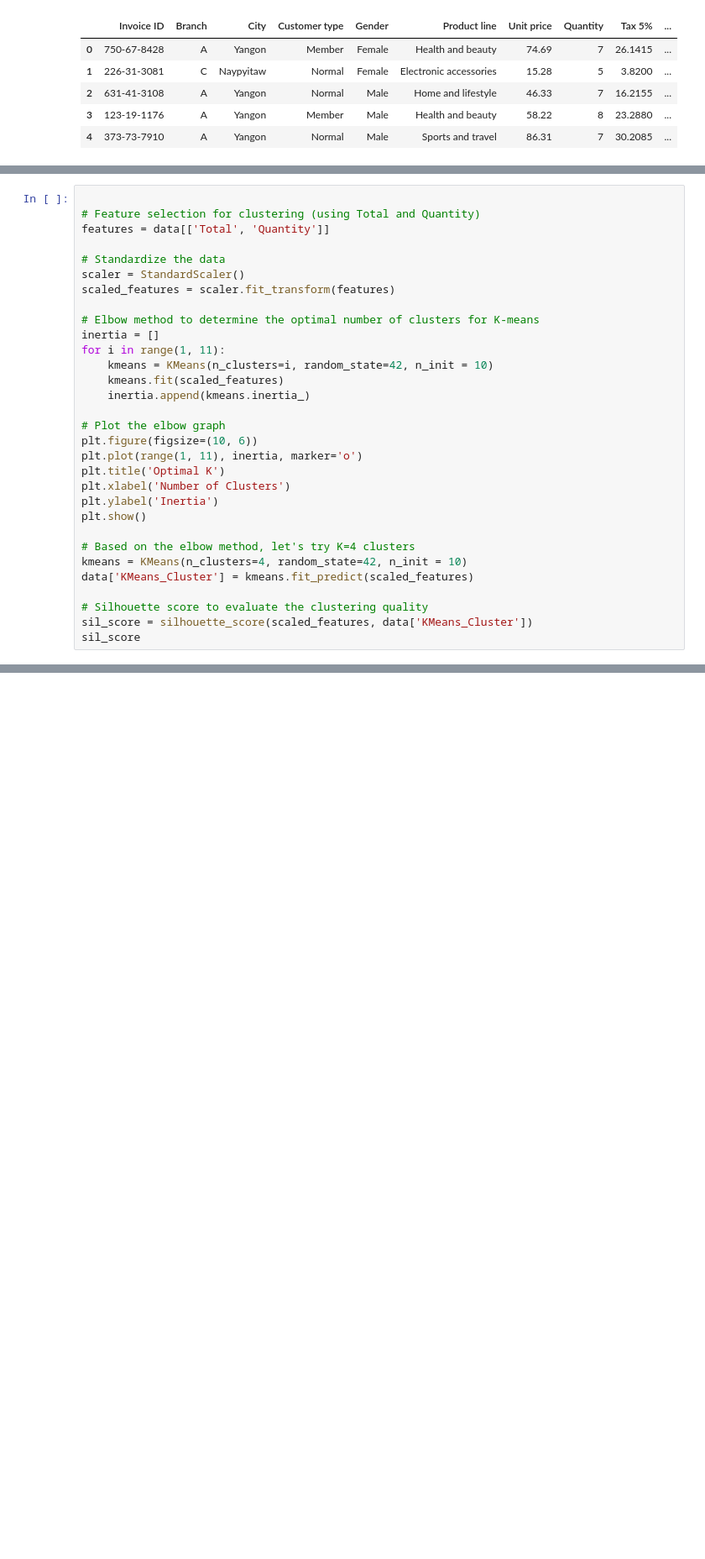
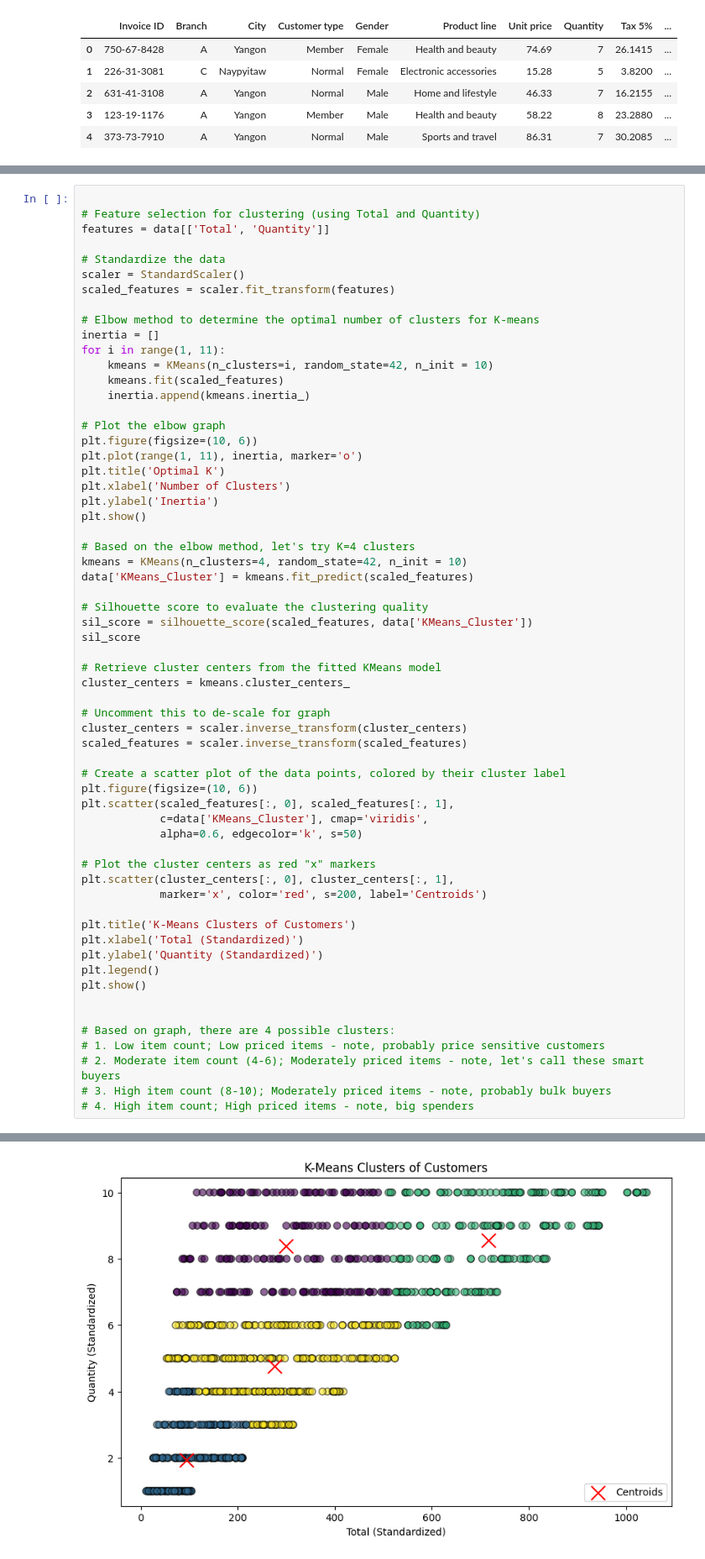
Before and after one commit to kdimal/capstone, a Jupyter notebook: customer_segmentation_capstone.ipynb, the cells around one changed output, grey strips where cells are left out. Shown: that part at 84% size. Cells and saved outputs as stored; diff of their text form; blank space fills up the shorter version.

```diff
--- a/customer_segmentation_capstone.ipynb
+++ b/customer_segmentation_capstone.ipynb
@@ -257,5 +199,35 @@ data['KMeans_Cluster'] = kmeans.fit_predict(scaled_features)
 # Silhouette score to evaluate the clustering quality
 sil_score = silhouette_score(scaled_features, data['KMeans_Cluster'])
 sil_score
+
+# Retrieve cluster centers from the fitted KMeans model
+cluster_centers = kmeans.cluster_centers_
+
+# Uncomment this to de-scale for graph
+cluster_centers = scaler.inverse_transform(cluster_centers)
+scaled_features = scaler.inverse_transform(scaled_features)
+
+# Create a scatter plot of the data points, colored by their cluster label
+plt.figure(figsize=(10, 6))
+plt.scatter(scaled_features[:, 0], scaled_features[:, 1],
+            c=data['KMeans_Cluster'], cmap='viridis',
+            alpha=0.6, edgecolor='k', s=50)
+
+# Plot the cluster centers as red "x" markers
+plt.scatter(cluster_centers[:, 0], cluster_centers[:, 1],
+            marker='x', color='red', s=200, label='Centroids')
+
+plt.title('K-Means Clusters of Customers')
+plt.xlabel('Total (Standardized)')
+plt.ylabel('Quantity (Standardized)')
+plt.legend()
+plt.show()
+
+
+# Based on graph, there are 4 possible clusters:
+# 1. Low item count; Low priced items - note, probably price sensitive customers
+# 2. Moderate item count (4-6); Moderately priced items - note, let's call these smart buyers
+# 3. High item count (8-10); Moderately priced items - note, probably bulk buyers
+# 4. High item count; High priced items - note, big spenders
 # %% [output]
 [figure]
@@ -262,0 +234 @@ sil_score
+[figure, added]
```
Also changed, not shown: parts of 6 cells of this notebook.
